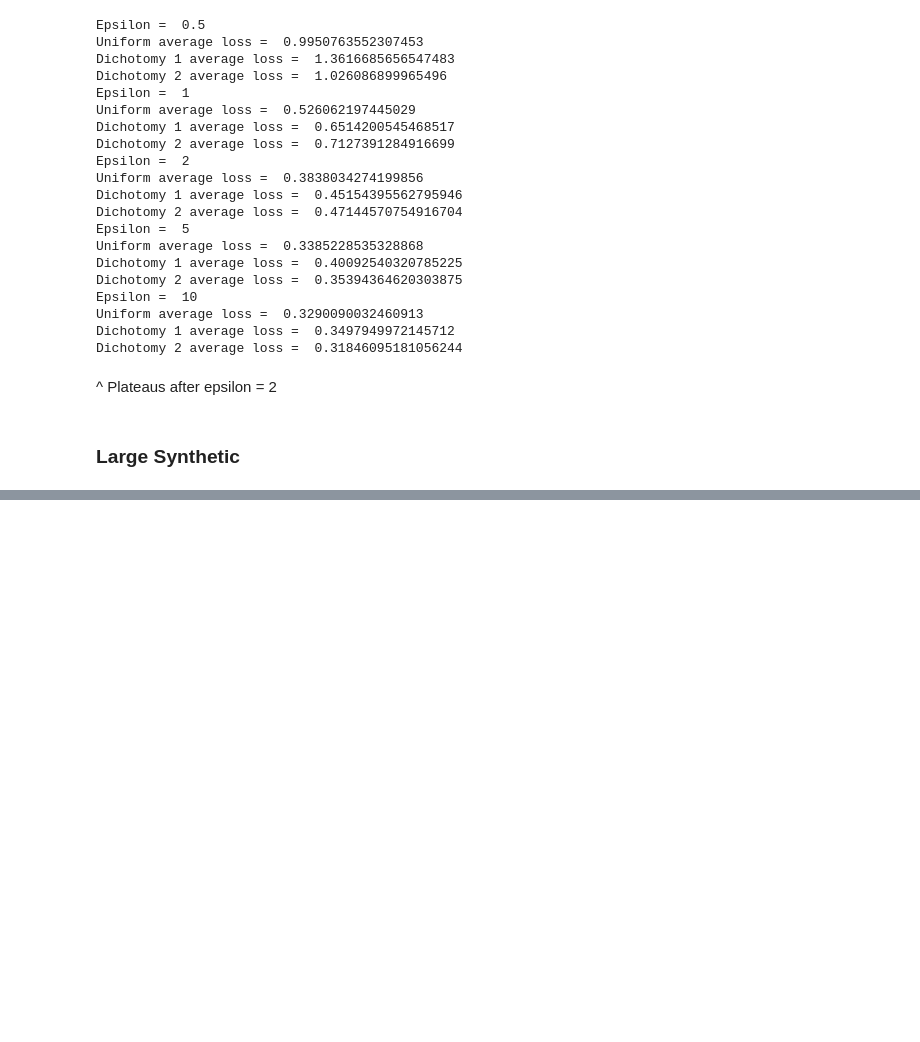
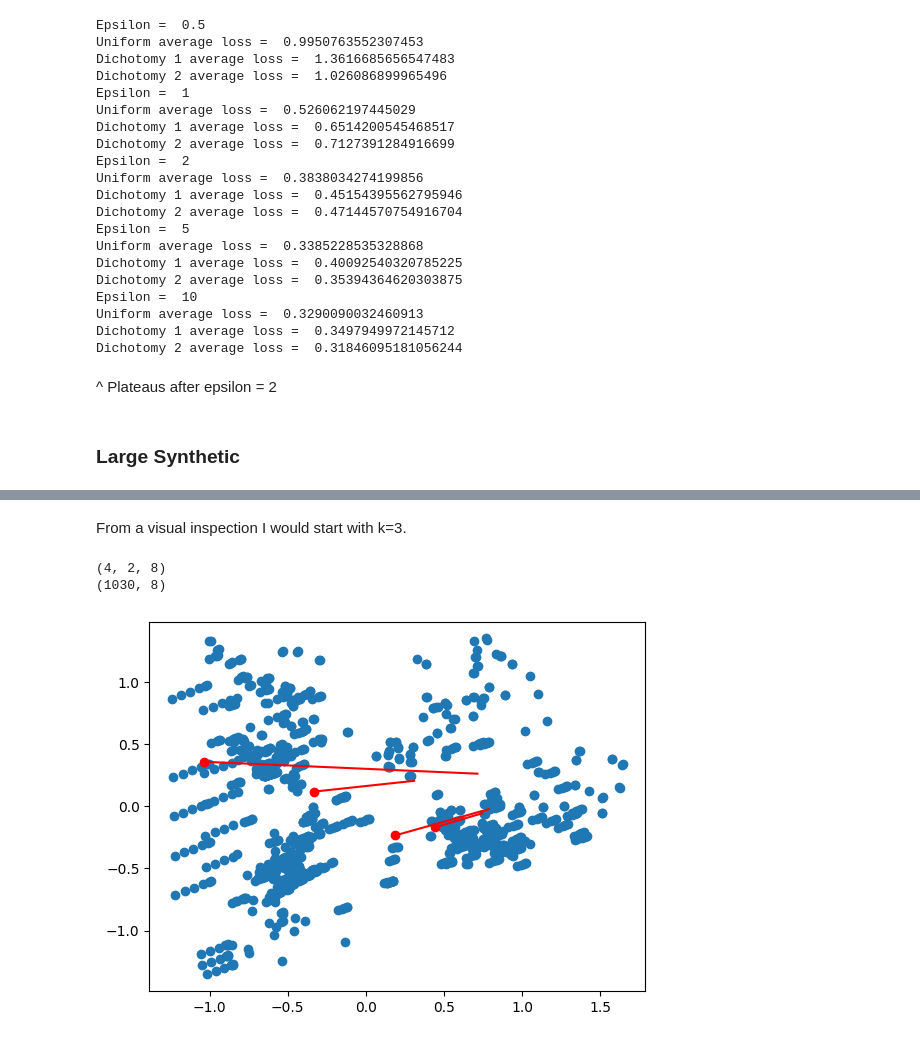
Before and after one commit to amy-ln/dpclustering, a Jupyter notebook: dplloyd-experiment.ipynb, the cells around one changed output, grey strips where cells are left out. Saved outputs shown, nothing was run; the diff lists cells and outputs as text; code cells hidden in the pictures; blank space fills up the shorter version.

```diff
--- a/dplloyd-experiment.ipynb
+++ b/dplloyd-experiment.ipynb
@@ -299,0 +339,25 @@ PCA:
+# %% [markdown]
+From a visual inspection I would start with k=3.
+# %%
+p = PrivacyBudget(epsilon=1, method="uniform", total_iter=1)
+centers = np.array(dplloyd(k=4, X=concrete, n_iter=1, priv=p, seed=523847, return_steps=True))
+reshaped_centers = centers.transpose(1,0,2)
+
+print(reshaped_centers.shape)
+print(concrete.shape)
+
+c = [reshaped_centers[n,:,:] for n in range(4)]
+centers_2d = [concrete_pca.transform(d) for d in c]
+
+#non_private_centers = KMeans(n_clusters=5).fit(concrete).cluster_centers_
+#non_private_centers_2d = concrete_pca.transform(non_private_centers)
+
+plt.scatter(concrete_2d[:,0], concrete_2d[:,1])
+#plt.scatter(non_private_centers_2d[:,0], non_private_centers_2d[:,1], c="yellow")
+for x in centers_2d:
+    plt.plot(x[:,0], x[:,1], c="red")
+    plt.scatter(x[-1,0], x[-1,1], c="red")
+# %% [output]
+(4, 2, 8)
+(1030, 8)
+[figure, added]
```
Also changed, not shown: parts of 7 cells of this notebook, 2 other files.
